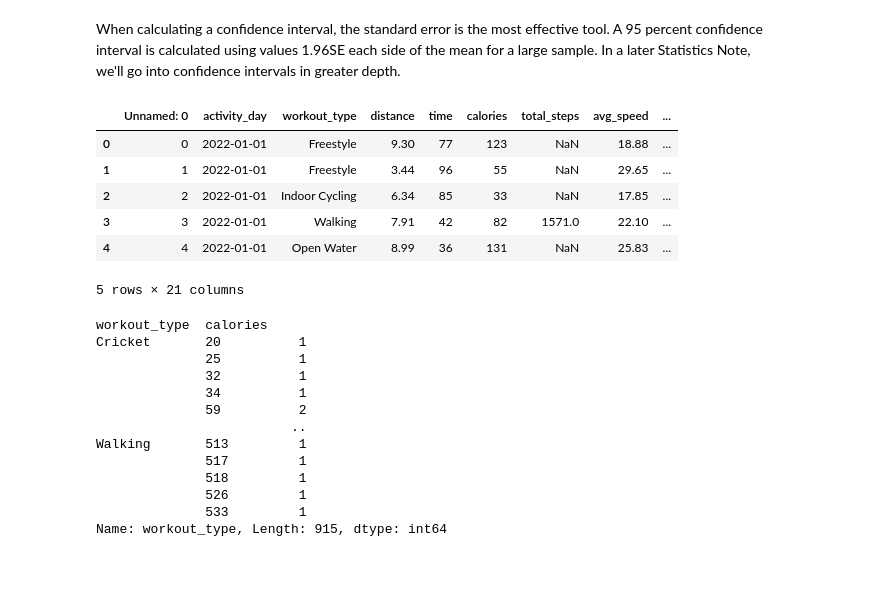
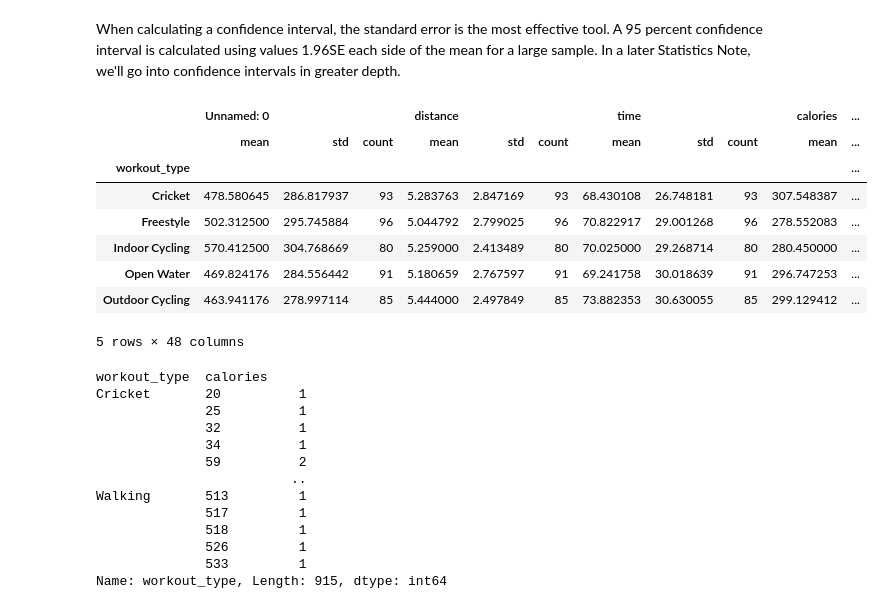
Before and after one commit to ithapa1/Operations_Research, a Jupyter notebook: Quiz-29.ipynb, the cells around one changed output. Saved outputs shown, nothing was run; the diff lists cells and outputs as text; code cells hidden in the pictures; blank space fills up the shorter version.

```diff
--- a/Quiz-29.ipynb
+++ b/Quiz-29.ipynb
@@ -10,17 +10,20 @@ When calculating a confidence interval, the standard error is the most effective
 # %%
 import pandas as pa
 import seaborn as sns
 import matplotlib.pyplot as plt
 df = pa.read_csv('https://raw.githubusercontent.com/nurfnick/Data_Viz/main/Activity_Dataset_V1.csv')
-df.head()
+dfgrouped = df.groupby('workout_type').agg(['mean','std', 'count'])
+dfgrouped.head()
 # %% [output]
-|  | Unnamed: 0 | activity_day | workout_type | distance | time | calories | total_steps | avg_speed | ... |
-| 0 | 0 | 2022-01-01 | Freestyle | 9.30 | 77 | 123 | NaN | 18.88 | ... |
-| 1 | 1 | 2022-01-01 | Freestyle | 3.44 | 96 | 55 | NaN | 29.65 | ... |
-| 2 | 2 | 2022-01-01 | Indoor Cycling | 6.34 | 85 | 33 | NaN | 17.85 | ... |
-| 3 | 3 | 2022-01-01 | Walking | 7.91 | 42 | 82 | 1571.0 | 22.10 | ... |
-| 4 | 4 | 2022-01-01 | Open Water | 8.99 | 36 | 131 | NaN | 25.83 | ... |
+|  | Unnamed: 0 |  |  | distance |  |  | time |  |  | calories | ... |
+|  | mean | std | count | mean | std | count | mean | std | count | mean | ... |
+| workout_type |  |  |  |  |  |  |  |  |  |  | ... |
+| Cricket | 478.580645 | 286.817937 | 93 | 5.283763 | 2.847169 | 93 | 68.430108 | 26.748181 | 93 | 307.548387 | ... |
+| Freestyle | 502.312500 | 295.745884 | 96 | 5.044792 | 2.799025 | 96 | 70.822917 | 29.001268 | 96 | 278.552083 | ... |
+| Indoor Cycling | 570.412500 | 304.768669 | 80 | 5.259000 | 2.413489 | 80 | 70.025000 | 29.268714 | 80 | 280.450000 | ... |
+| Open Water | 469.824176 | 284.556442 | 91 | 5.180659 | 2.767597 | 91 | 69.241758 | 30.018639 | 91 | 296.747253 | ... |
+| Outdoor Cycling | 463.941176 | 278.997114 | 85 | 5.444000 | 2.497849 | 85 | 73.882353 | 30.630055 | 85 | 299.129412 | ... |
-5 rows × 21 columns
+5 rows × 48 columns
 # %%
 df.groupby(['workout_type','calories']).workout_type.agg('count')
 # %% [output]
```
Also changed, not shown: parts of 6 cells of this notebook.
